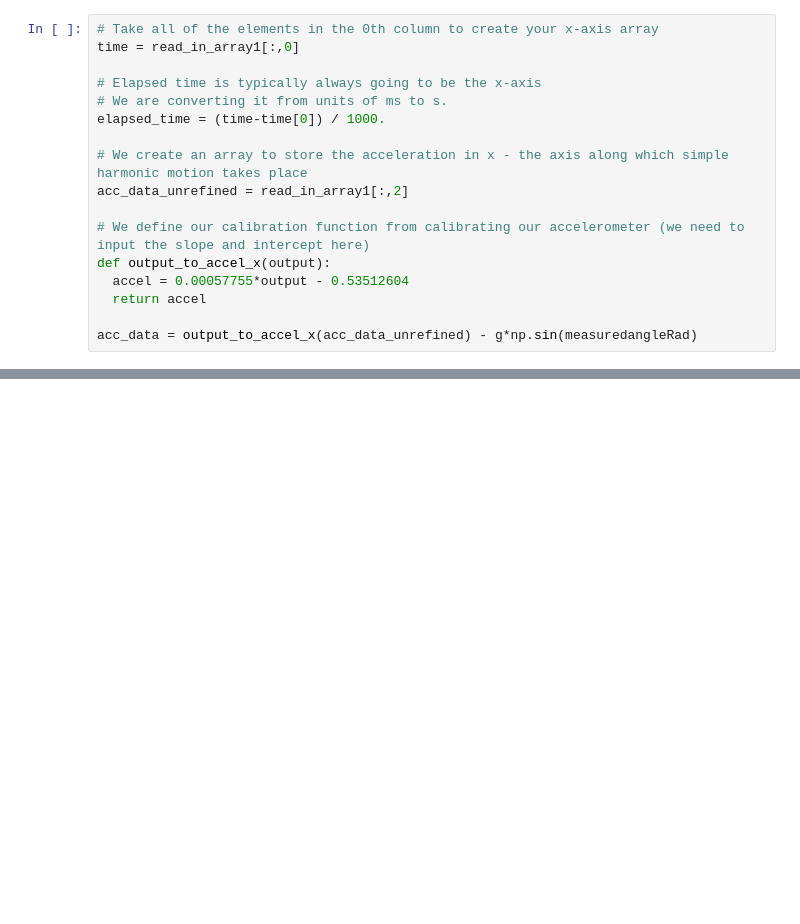
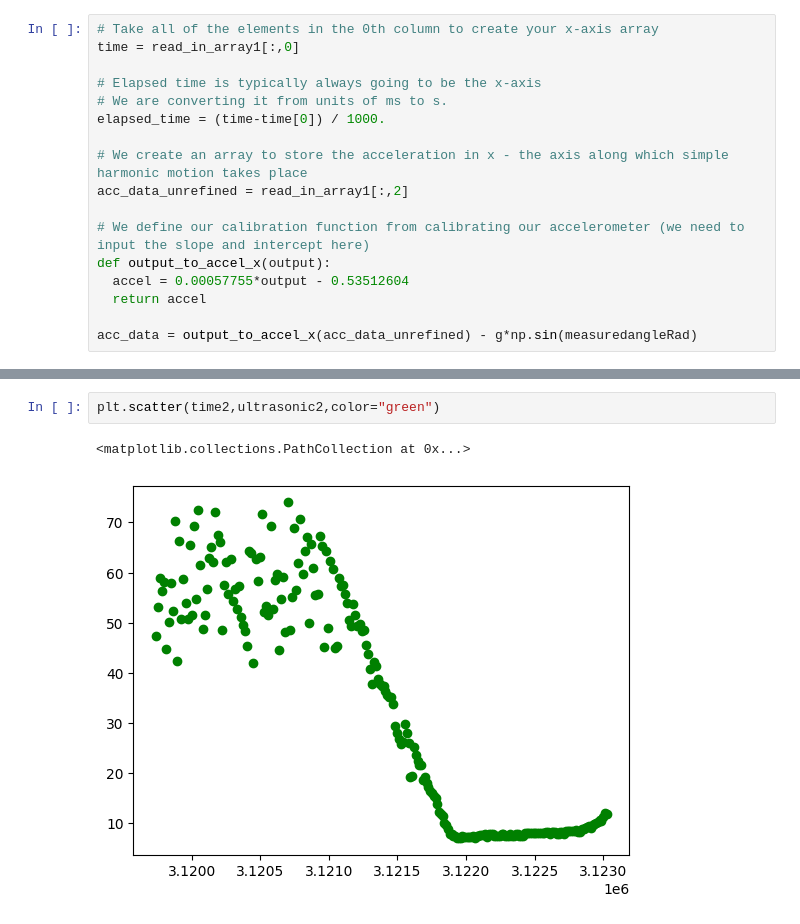
Before and after one commit to leo-c1/4al-final, a Jupyter notebook: DATAANAL.ipynb, the cells around one changed output, grey strips where cells are left out. Saved outputs shown, nothing was run; the diff lists cells and outputs as text; blank space fills up the shorter version.

```diff
--- a/DATAANAL.ipynb
+++ b/DATAANAL.ipynb
@@ -204,0 +282,5 @@ Text(0.5, 0, 'Time (s)')
+# %%
+plt.scatter(time2,ultrasonic2,color="green")
+# %% [output]
+<matplotlib.collections.PathCollection at 0x...>
+[figure, added]
```
Also changed, not shown: parts of 18 cells of this notebook.
